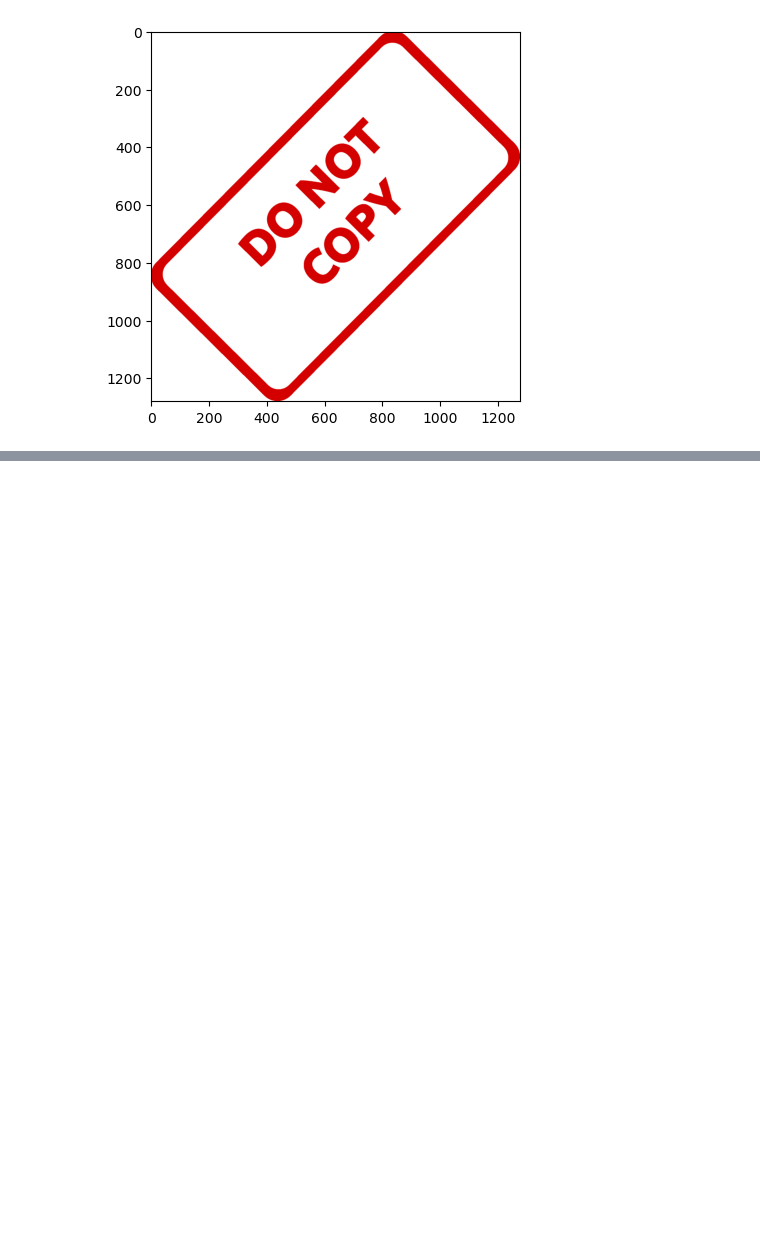
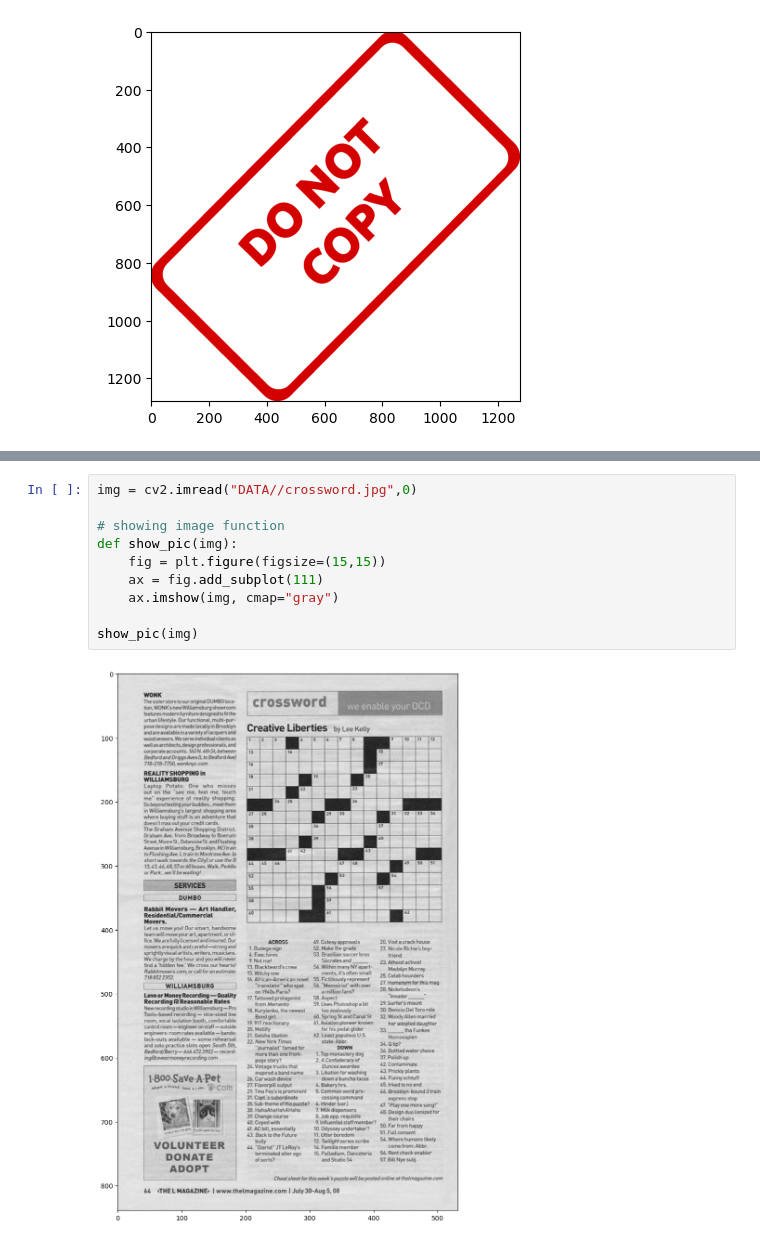
Before and after one commit to SausageMuffins/Learning-OpenCV, a Jupyter notebook: Image-Processing.ipynb, the cells around one changed output, grey strips where cells are left out. Saved outputs shown, nothing was run; the diff lists cells and outputs as text; blank space fills up the shorter version.

```diff
--- a/Image-Processing.ipynb
+++ b/Image-Processing.ipynb
@@ -111,0 +128,12 @@ plt.imshow(img2)
+# %%
+img = cv2.imread("DATA//crossword.jpg",0)
+
+# showing image function
+def show_pic(img):
+    fig = plt.figure(figsize=(15,15))
+    ax = fig.add_subplot(111)
+    ax.imshow(img, cmap="gray")
+
+show_pic(img)
+# %% [output]
+[figure, added]
```
Also changed, not shown: parts of 4 cells of this notebook.
